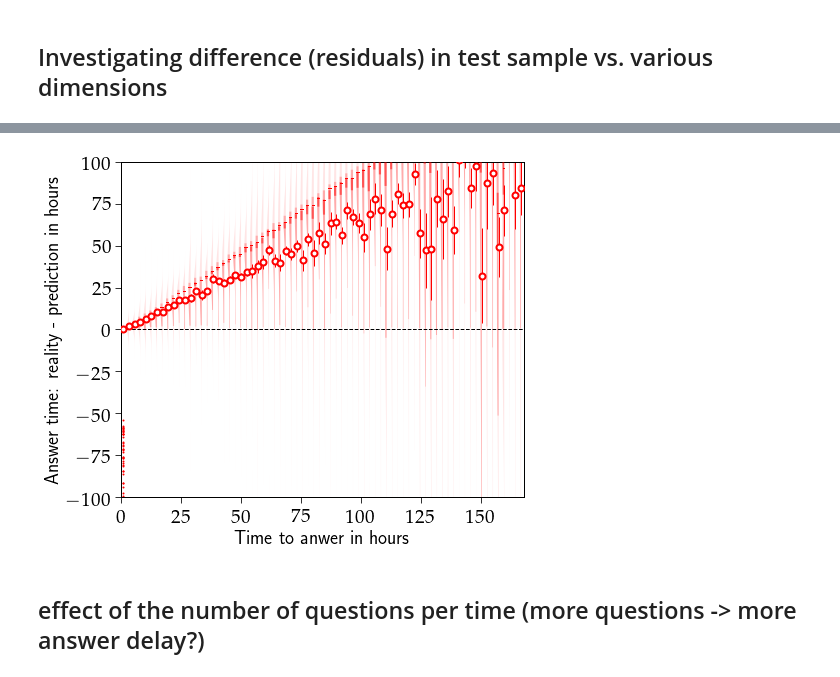
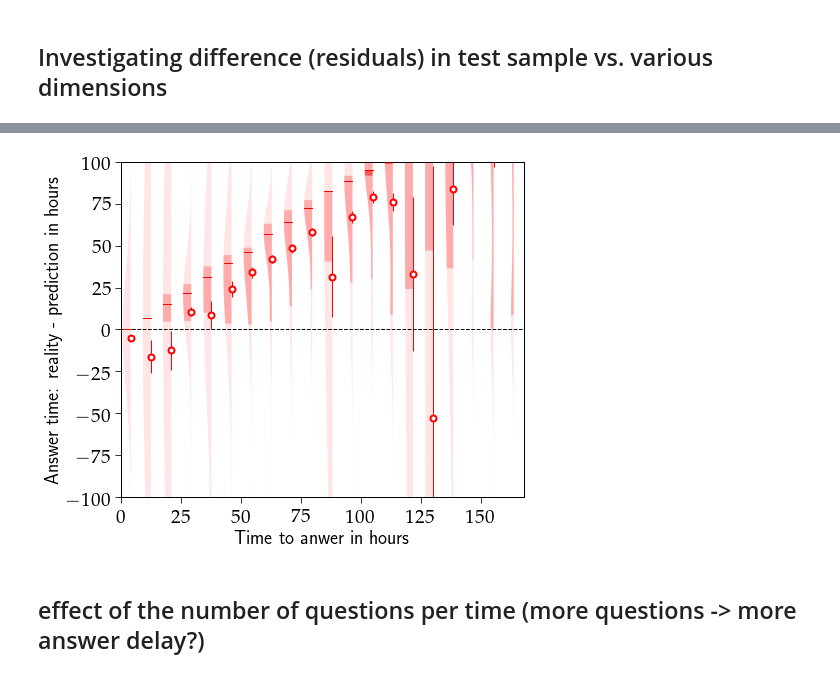
Before and after one commit to AkagiShigeru/incubator-overflow, a Jupyter notebook: stackoverflow-answer.ipynb, the cells around one changed output, grey strips where cells are left out. Cells and saved outputs as stored; diff of their text form; code cells hidden in the pictures.

```diff
--- a/stackoverflow-answer.ipynb
+++ b/stackoverflow-answer.ipynb
@@ -450,16 +450,16 @@ plt.savefig("./plots/dthist_log_predictions.pdf")
 # %%
 plt.figure(figsize=(8, 6))
 plt.xlabel(r"Time to anwer in hours")
 plt.ylabel(r"Answer time: reality - prediction in hours")
 QuickSlicePlot(qstest.dt_answer_hour, diff, qstest.dt_accanswer_hour, zbins=1, yrange=[-50, 50],
-               xRange=[0, 7 * 24], xbins=3 * 24, draw="amv", color="red", ms=6,
+               xRange=[0, 7 * 24], xbins=20, draw="amv", color="red", ms=6,
                axes=plt.gca())
 plt.axhline(0, lw=1, ls="--", color="k")
 plt.ylim(-100, 100)
 plt.xlim(0, 7 * 24)
 plt.savefig("./plots/dtresidual_vs_dt.pdf")
 # %% [output]
-[figure, old version]
+[figure, new version]
 # %% [markdown]
 ## effect of the number of questions per time (more questions -> more answer delay?)
 # %%
```
Also changed, not shown: parts of 4 cells of this notebook.
